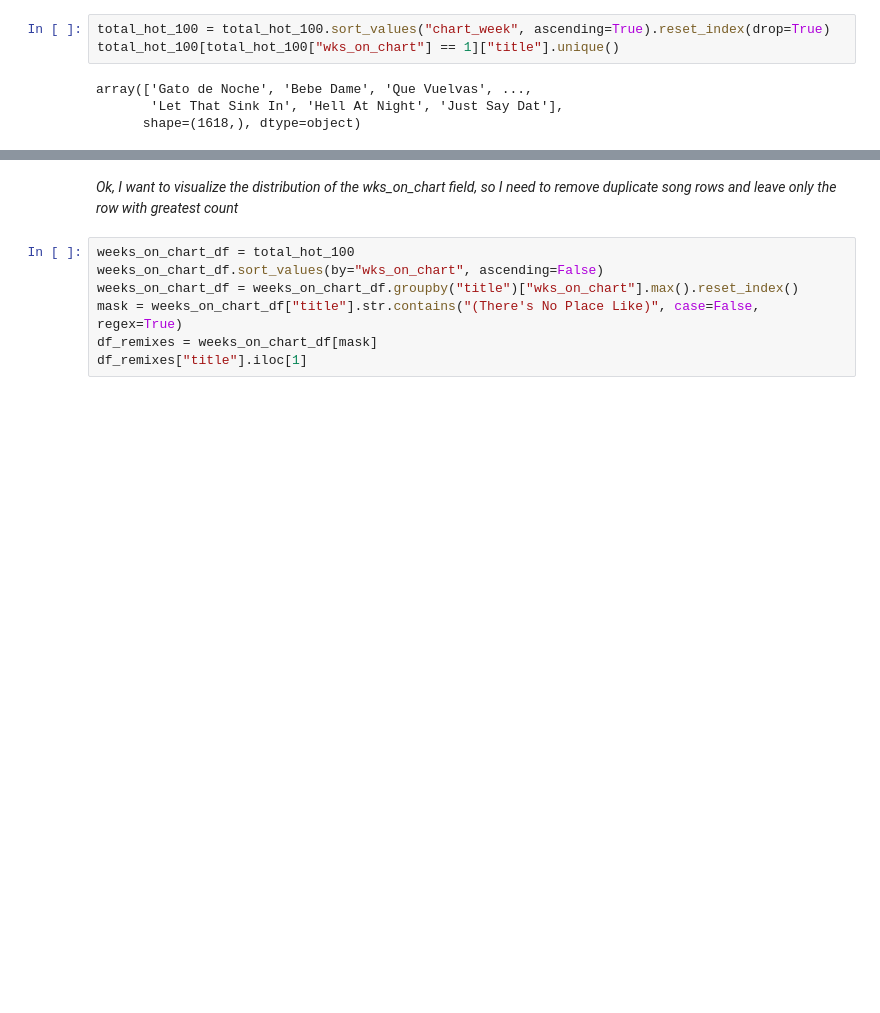
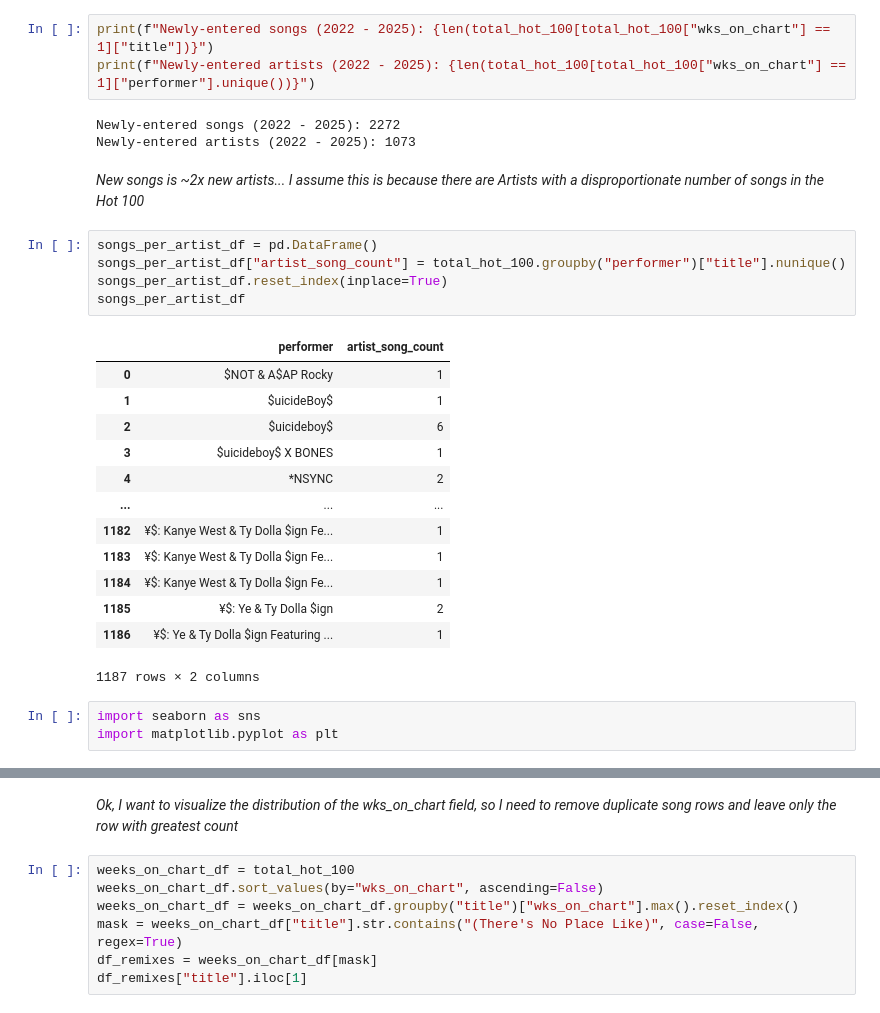
Before and after one commit to tom4sg/DURF, a Jupyter notebook: data_processing.ipynb, the cells around one changed output, grey strips where cells are left out. Drawn from its saved outputs; the diff is of its cells as text; blank space fills up the shorter version.

```diff
--- a/data_processing.ipynb
+++ b/data_processing.ipynb
@@ -28,7 +48,30 @@ Added 34 files to hot_100 from 2025
 # %%
-total_hot_100 = total_hot_100.sort_values("chart_week", ascending=True).reset_index(drop=True)
-total_hot_100[total_hot_100["wks_on_chart"] == 1]["title"].unique()
+print(f"Newly-entered songs (2022 - 2025): {len(total_hot_100[total_hot_100["wks_on_chart"] == 1]["title"])}")
+print(f"Newly-entered artists (2022 - 2025): {len(total_hot_100[total_hot_100["wks_on_chart"] == 1]["performer"].unique())}")
 # %% [output]
-array(['Gato de Noche', 'Bebe Dame', 'Que Vuelvas', ...,
-       'Let That Sink In', 'Hell At Night', 'Just Say Dat'],
-      shape=(1618,), dtype=object)
+Newly-entered songs (2022 - 2025): 2272
+Newly-entered artists (2022 - 2025): 1073
+# %% [markdown]
+*New songs is ~2x new artists... I assume this is because there are Artists with a disproportionate number of songs in the Hot 100*
+# %%
+songs_per_artist_df = pd.DataFrame()
+songs_per_artist_df["artist_song_count"] = total_hot_100.groupby("performer")["title"].nunique()
+songs_per_artist_df.reset_index(inplace=True)
+songs_per_artist_df
+# %% [output]
+|  | performer | artist_song_count |
+| 0 | $NOT & A$AP Rocky | 1 |
+| 1 | $uicideBoy$ | 1 |
+| 2 | $uicideboy$ | 6 |
+| 3 | $uicideboy$ X BONES | 1 |
+| 4 | *NSYNC | 2 |
+| ... | ... | ... |
+| 1182 | ¥$: Kanye West & Ty Dolla $ign Fe... | 1 |
+| 1183 | ¥$: Kanye West & Ty Dolla $ign Fe... | 1 |
+| 1184 | ¥$: Kanye West & Ty Dolla $ign Fe... | 1 |
+| 1185 | ¥$: Ye & Ty Dolla $ign | 2 |
+| 1186 | ¥$: Ye & Ty Dolla $ign Featuring ... | 1 |
+1187 rows × 2 columns
+# %%
+import seaborn as sns
+import matplotlib.pyplot as plt
```
Also changed, not shown: parts of 11 cells of this notebook.
